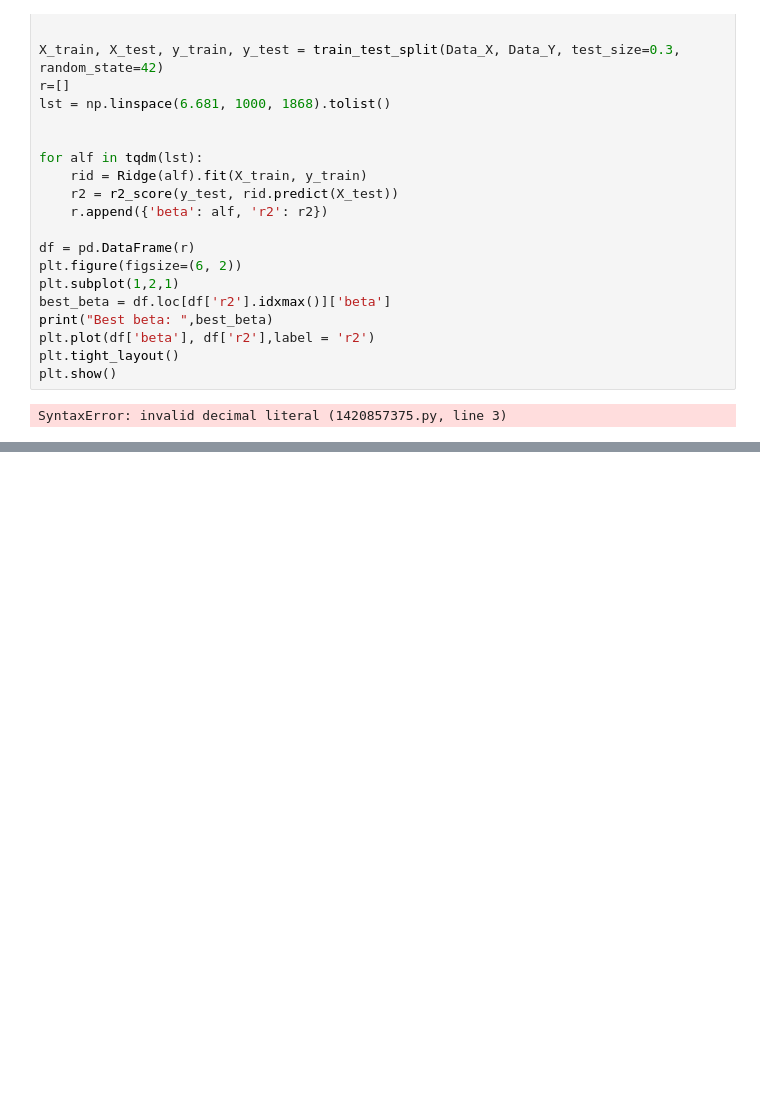
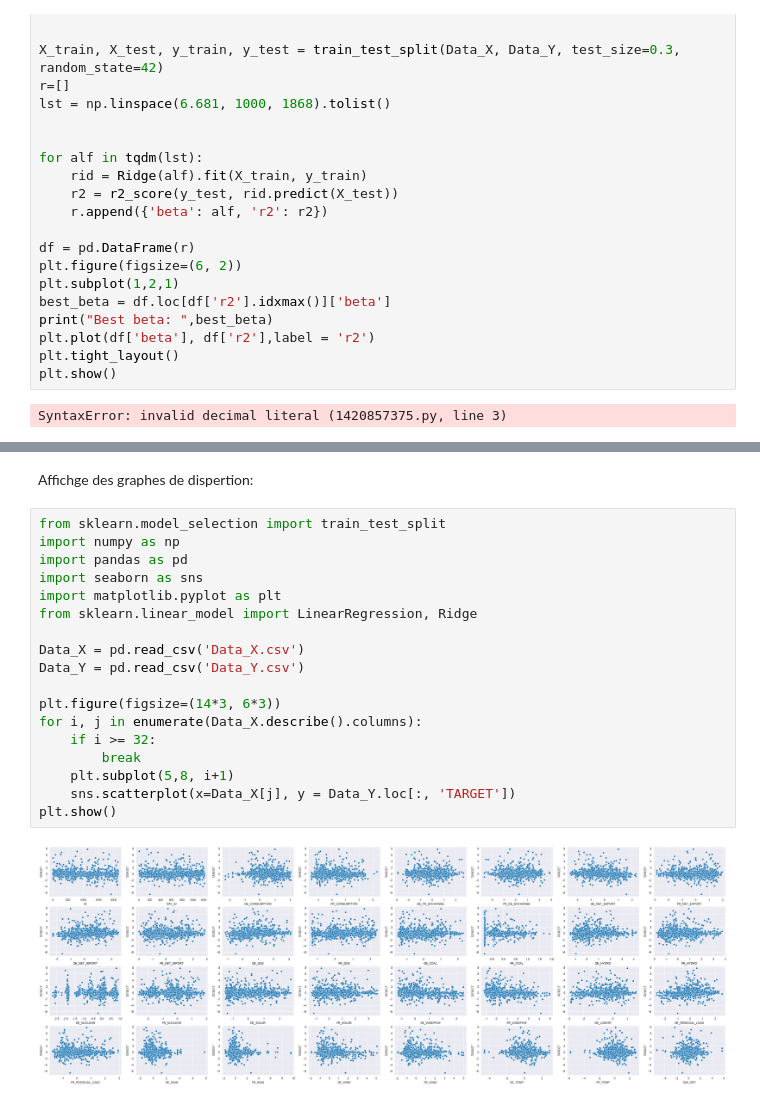
Before and after one commit to LichioAK/Projet_ML-L3, a Jupyter notebook: Project.ipynb, the cells around one changed output, grey strips where cells are left out. Cells and saved outputs as stored; diff of their text form; blank space fills up the shorter version.

```diff
--- a/Project.ipynb
+++ b/Project.ipynb
@@ -62,0 +85,22 @@ SyntaxError: invalid decimal literal (1420857375.py, line 3)
+# %% [markdown]
+Affichge des graphes de dispertion:
+# %%
+from sklearn.model_selection import train_test_split
+import numpy as np
+import pandas as pd
+import seaborn as sns
+import matplotlib.pyplot as plt
+from sklearn.linear_model import LinearRegression, Ridge
+
+Data_X = pd.read_csv('Data_X.csv')
+Data_Y = pd.read_csv('Data_Y.csv')
+
+plt.figure(figsize=(14*3, 6*3))
+for i, j in enumerate(Data_X.describe().columns):
+    if i >= 32:
+        break
+    plt.subplot(5,8, i+1)
+    sns.scatterplot(x=Data_X[j], y = Data_Y.loc[:, 'TARGET'])
+plt.show()
+# %% [output]
+[figure, added]
```
Also changed, not shown: parts of 2 cells of this notebook.
